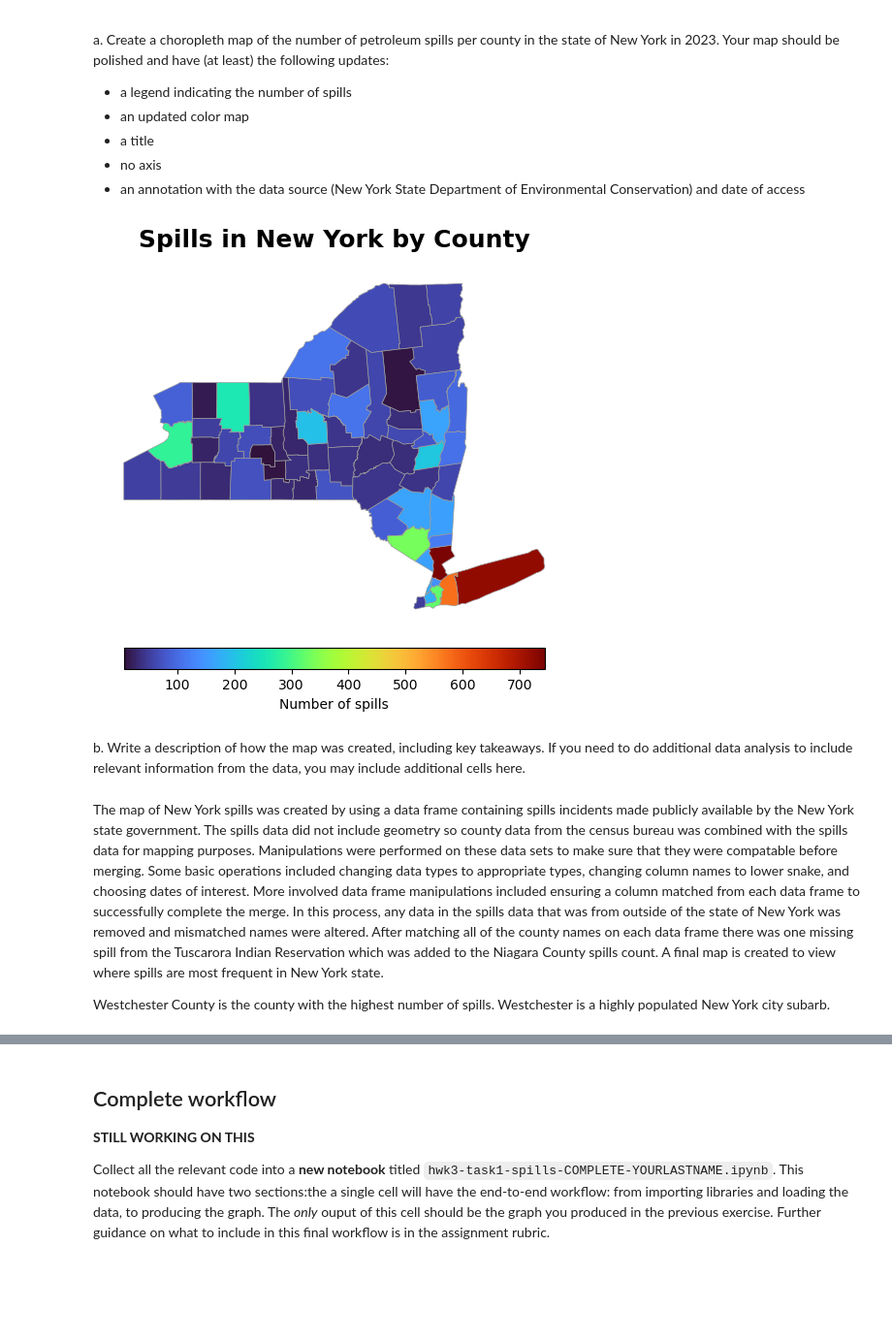
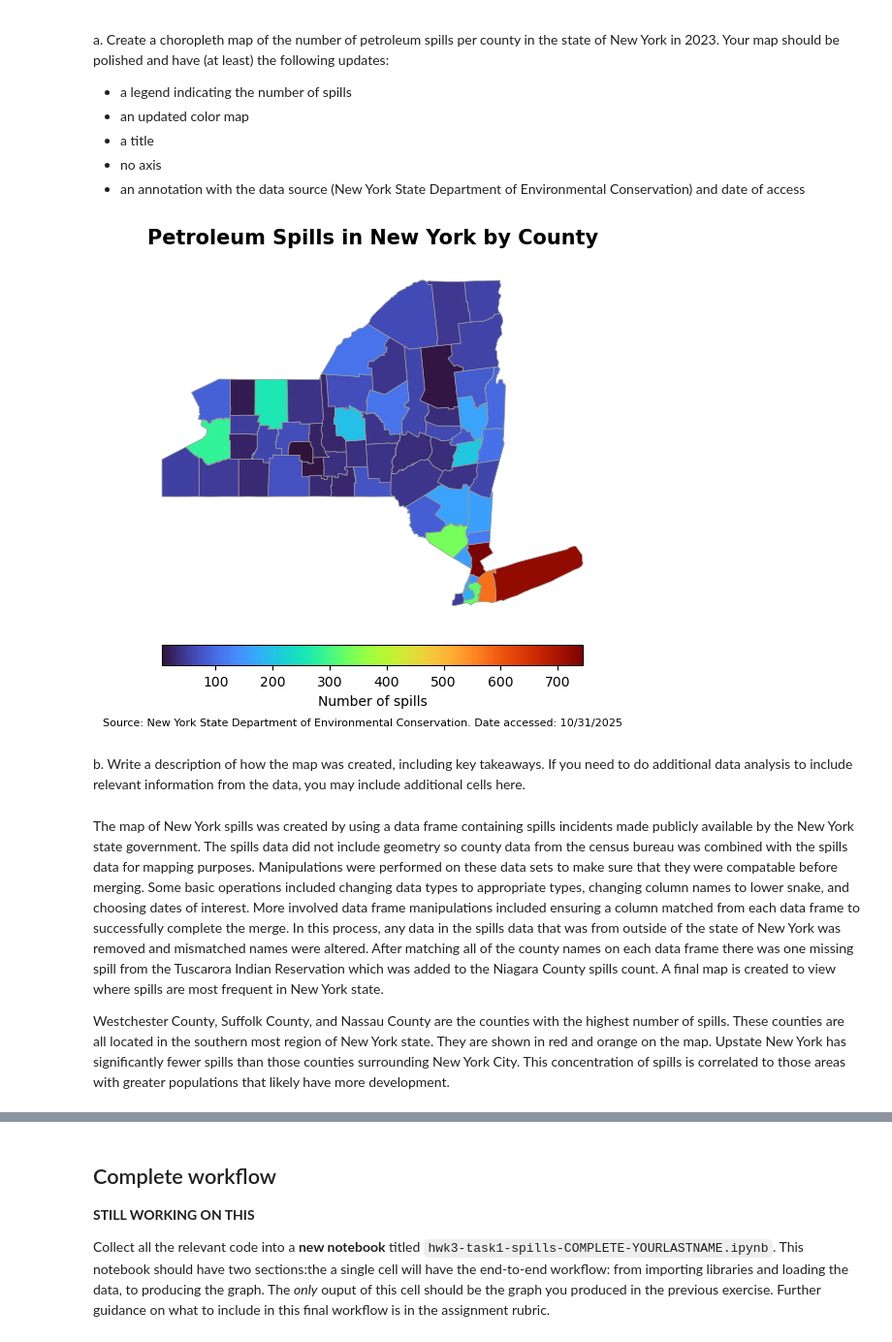
Before and after one commit to sofiiir/eds220-hwk3, a Jupyter notebook: hwk3-task1-spills.ipynb, the cells around one changed output, grey strips where cells are left out. Shown at 97% size. Cells and saved outputs as stored; diff of their text form; code cells hidden in the pictures; blank space fills up the shorter version.

```diff
--- a/hwk3-task1-spills.ipynb
+++ b/hwk3-task1-spills.ipynb
@@ -199,10 +199,8 @@ spills.columns = (spills.columns
 
 b. Update column data types as needed *for this analysis*.
 # %%
-# Change data type of any dates to datetime
+# Change data type of spill dates to datetime
 spills.spill_date = pd.to_datetime(spills['spill_date'])
-spills.received_date = pd.to_datetime(spills['received_date'])
-spills.close_date = pd.to_datetime(spills['close_date'])
 # %%
 # View the first 5 rows of spills
 spills.head()
@@ -223,7 +221,9 @@ spills.head()
 a. Select data about petroleum spills that took place between January 1st 2023, and October 31st (including both dates), 2023. Store it in a variable named `petr_23`. The data selection should occur in a single line. You may add cells as needed.
 # %%
 # Select observations between January 1, 2023 and Octover 31, 2023
-petr_23 =  spills[(spills['spill_date'] >= '2023-01-01') & (spills['spill_date']<= '2023-10-31') & (spills['material_family'] == 'Petroleum')]
+petr_23 =  (spills[(spills['spill_date'] >= '2023-01-01') &
+                   (spills['spill_date']<= '2023-10-31') &
+                   (spills['material_family'] == 'Petroleum')] )
 
 # View the new data frame
 petr_23
@@ -623,36 +621,43 @@ Your map should be polished and have (at least) the following updates:
 # %%
 fig, ax = plt.subplots(figsize=(8, 6))
 
 # Remove the axis for a cleaner map
 ax.axis('off')
 
 # Create choropleth map of communities
 # Plot with refined color and edge style
 ny_counties.plot(
     ax=ax,
     column='n_spills',
     cmap='turbo',
     legend=True,
     edgecolor="0.6",
     linewidth=0.5,
     legend_kwds={
         "shrink": 0.7,
         "label": "Number of spills",
         "orientation": "horizontal", # change orientation
         "pad": 0.05
     }
 )
 
 # Add title and subtitle for better context
-ax.set_title('Spills in New York by County', fontsize=18, weight='bold', pad=15)
+ax.set_title('Petroleum Spills in New York by County', fontsize=15, weight='bold', pad=15)
+
+# Add citatation of data and date of data access
+plt.suptitle("Source: New York State Department of Environmental Conservation. Date accessed: 10/31/2025",
+            fontsize = 8,
+            x = 0.5,
+            y = 0.1) # Move subtitle to the bottom of the map
+
 
 plt.show()
 # %% [output]
-[figure, old version]
+[figure, new version]
 # %% [markdown]
 b. Write a description of how the map was created, including key takeaways. If you need to do additional data analysis to include relevant information from the data, you may include additional cells here.
 # %% [markdown]
 The map of New York spills was created by using a data frame containing spills incidents made publicly available by the New York state government. The spills data did not include geometry so county data from the census bureau was combined with the spills data for mapping purposes. Manipulations were performed on these data sets to make sure that they were compatable before merging. Some basic operations included changing data types to appropriate types, changing column names to lower snake, and choosing dates of interest. More involved data frame manipulations included ensuring a column matched from each data frame to successfully complete the merge. In this process, any data in the spills data that was from outside of the state of New York was removed and mismatched names were altered. After matching all of the county names on each data frame there was one missing spill from the Tuscarora Indian Reservation which was added to the Niagara County spills count. A final map is created to view where spills are most frequent in New York state.
 
-Westchester County is the county with the highest number of spills. Westchester is a highly populated New York city subarb.
+Westchester County, Suffolk County, and Nassau County are the counties with the highest number of spills. These counties are all located in the southern most region of New York state. They are shown in red and orange on the map. Upstate New York has significantly fewer spills than those counties surrounding New York City. This concentration of spills is correlated to those areas with greater populations that likely have more development.
 # %%
```
Also changed, not shown: parts of 8 cells of this notebook, 1 other file.
